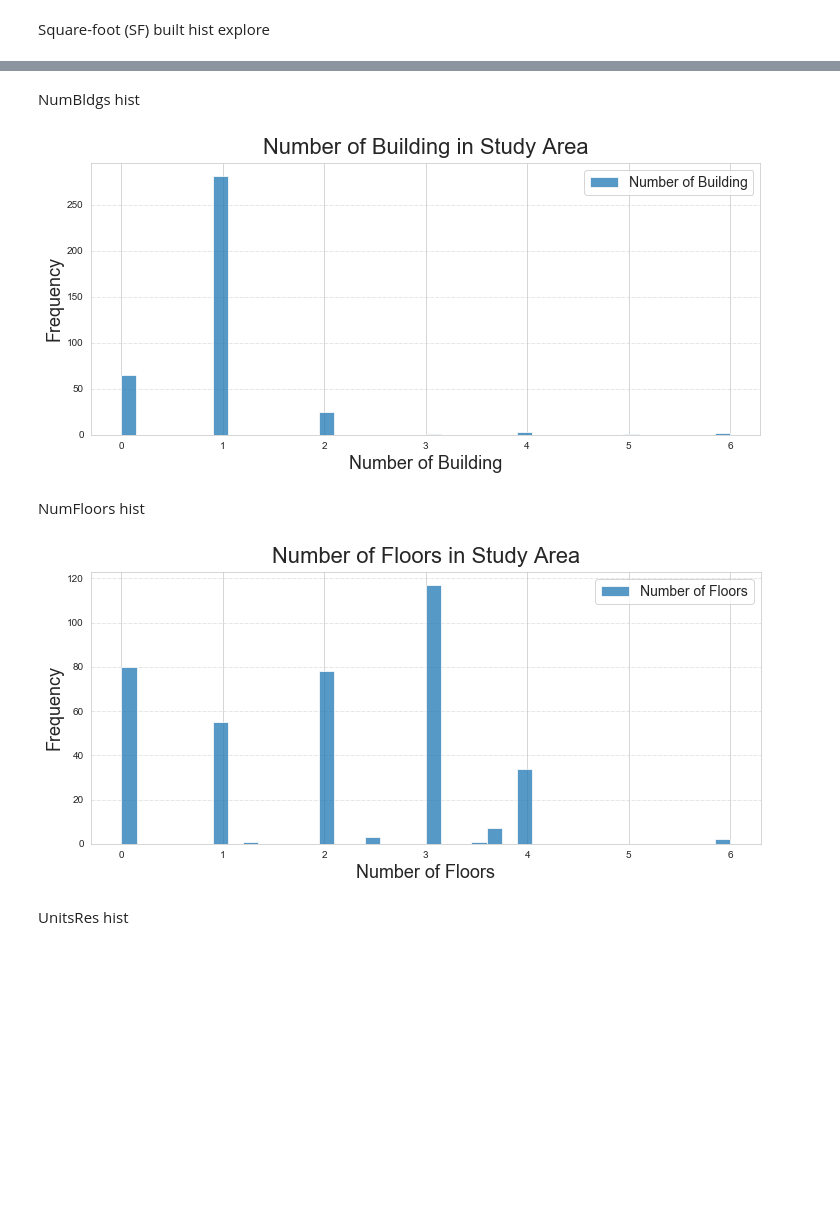
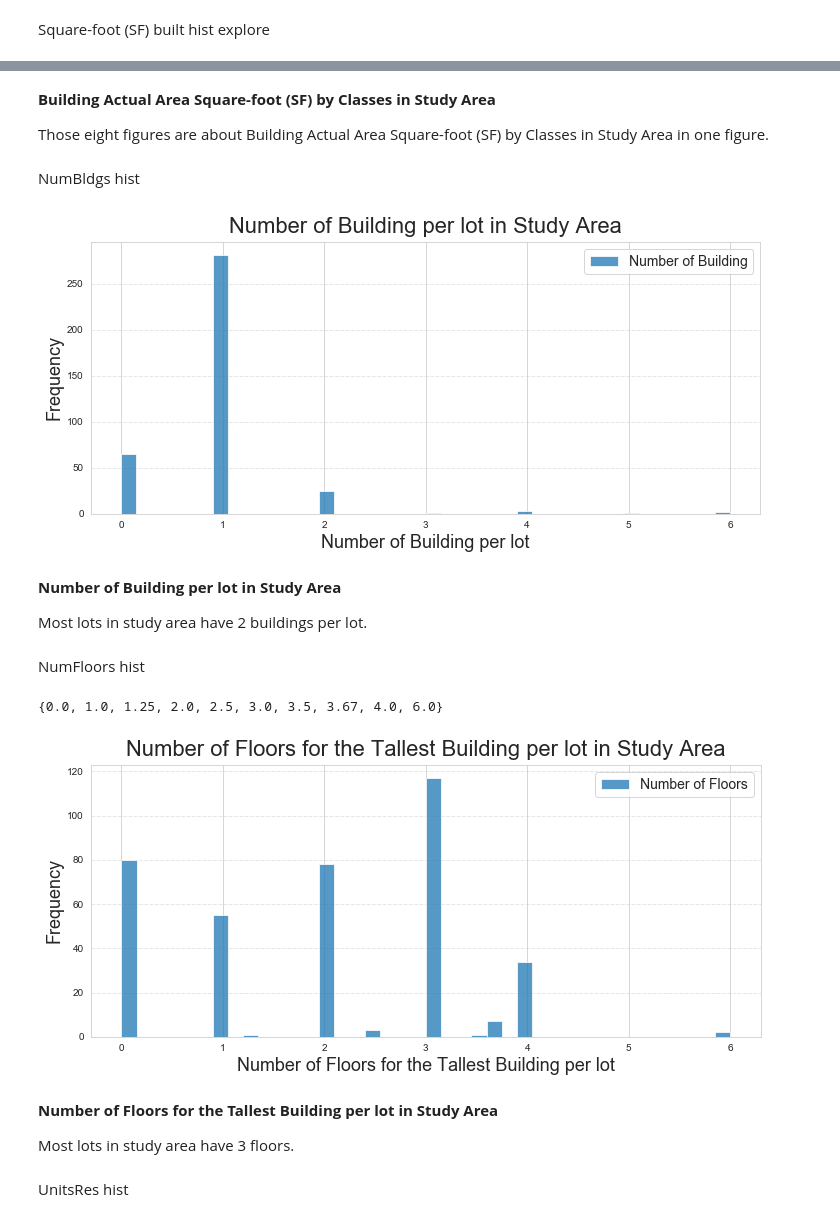
Before and after one commit to akash-y/digitalceqr, a Jupyter notebook: CHAPTER 19 - NOISE/PlutoDataCheck.ipynb, the cells around one changed output, grey strips where cells are left out. Saved outputs shown, nothing was run; the diff lists cells and outputs as text; code cells hidden in the pictures; blank space fills up the shorter version.

```diff
--- a/CHAPTER 19 - NOISE/PlutoDataCheck.ipynb
+++ b/CHAPTER 19 - NOISE/PlutoDataCheck.ipynb
@@ -522,3 +571,7 @@ pl.show()
+# %% [markdown]
+**Building Actual Area Square-foot (SF) by Classes in Study Area**
+
+Those eight figures are about Building Actual Area Square-foot (SF) by Classes in Study Area in one figure.
 # %% [markdown]
 NumBldgs hist
 # %%
@@ -527,8 +580,8 @@ ax = fig.add_subplot(111)
 
 studyarea['NumBldgs'].plot(kind="hist", bins=40, label='Number of Building', alpha=0.75)
 
-ax.set_title("Number of Building in Study Area", fontsize=22, y=1.01)
-ax.set_xlabel("Number of Building", fontsize=18)
+ax.set_title("Number of Building per lot in Study Area", fontsize=22, y=1.01)
+ax.set_xlabel("Number of Building per lot", fontsize=18)
 ax.set_ylabel("Frequency", fontsize=18)
 
 
@@ -536,25 +589,37 @@ pl.grid(linewidth=0.5, axis='y', linestyle='-.')
 pl.legend(fontsize=14)
 pl.show()
 # %% [output]
-[figure, old version]
+[figure, new version]
+# %% [markdown]
+**Number of Building per lot in Study Area**
+
+Most lots in study area have 2 buildings per lot.
 # %% [markdown]
 NumFloors hist
+# %%
+set(studyarea['NumFloors'])
+# %% [output]
+{0.0, 1.0, 1.25, 2.0, 2.5, 3.0, 3.5, 3.67, 4.0, 6.0}
 # %%
 fig = pl.figure(figsize = (12,5))
 ax = fig.add_subplot(111)
 
 studyarea['NumFloors'].plot(kind="hist", bins=40, label='Number of Floors', alpha=0.75)
 
-ax.set_title("Number of Floors in Study Area", fontsize=22, y=1.01)
-ax.set_xlabel("Number of Floors", fontsize=18)
+ax.set_title("Number of Floors for the Tallest Building per lot in Study Area", fontsize=22, y=1.01)
+ax.set_xlabel("Number of Floors for the Tallest Building per lot", fontsize=18)
 ax.set_ylabel("Frequency", fontsize=18)
 
 
 pl.grid(linewidth=0.5, axis='y', linestyle='-.')
 pl.legend(fontsize=14)
 pl.show()
 # %% [output]
-[figure, old version]
+[figure, new version]
+# %% [markdown]
+**Number of Floors for the Tallest Building per lot in Study Area**
+
+Most lots in study area have 3 floors.
 # %% [markdown]
 UnitsRes hist
 # %%
```
Also changed, not shown: parts of 35 cells of this notebook.
